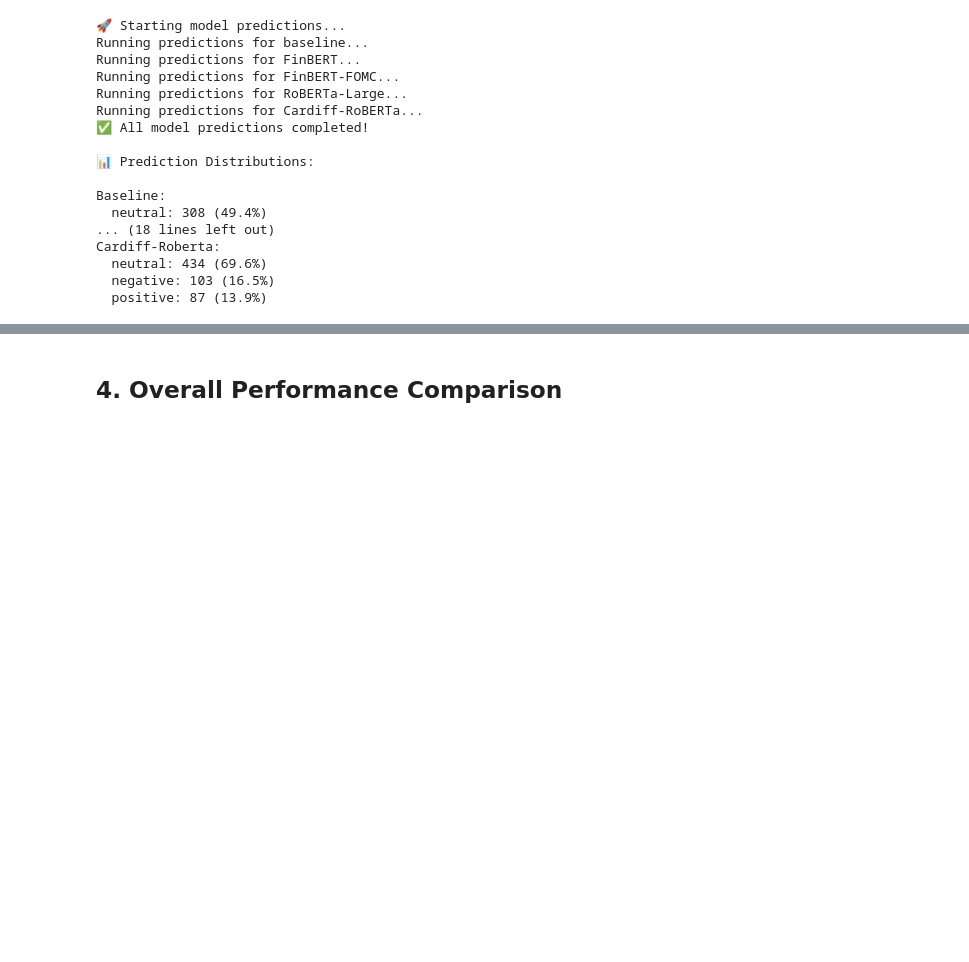
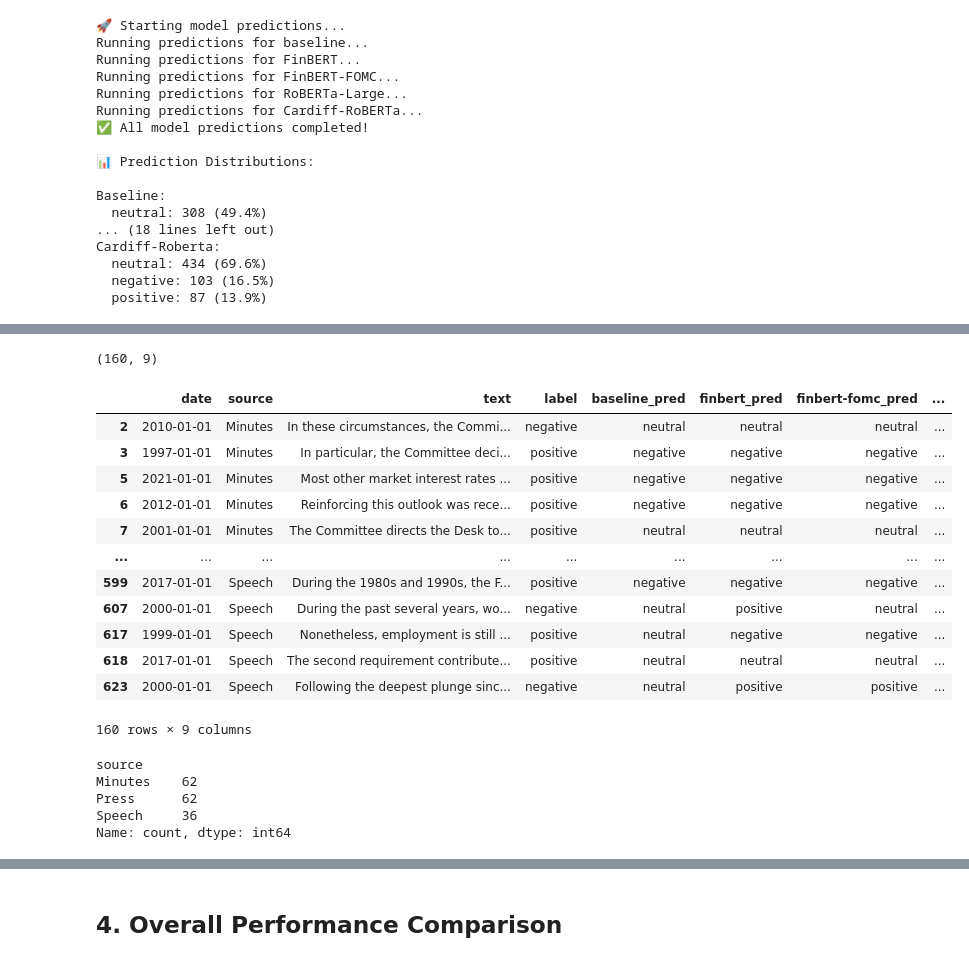
Before and after one commit to KTHxioayao/Fed_textmining_proj, a Jupyter notebook: notebooks/4_Model_Evaluation.ipynb, the cells around one changed output, grey strips where cells are left out. Drawn from its saved outputs; the diff is of its cells as text; code cells hidden in the pictures; blank space fills up the shorter version.

```diff
--- a/notebooks/4_Model_Evaluation.ipynb
+++ b/notebooks/4_Model_Evaluation.ipynb
@@ -255,0 +360,30 @@ Cardiff-Roberta:
+# %%
+target_df = get_filtered_cases(df_gold)
+target_df.shape
+# %% [output]
+(160, 9)
+# %%
+target_df
+# %% [output]
+|  | date | source | text | label | baseline_pred | finbert_pred | finbert-fomc_pred | ... |
+| 2 | 2010-01-01 | Minutes | In these circumstances, the Commi... | negative | neutral | neutral | neutral | ... |
+| 3 | 1997-01-01 | Minutes | In particular, the Committee deci... | positive | negative | negative | negative | ... |
+| 5 | 2021-01-01 | Minutes | Most other market interest rates ... | positive | negative | negative | negative | ... |
+| 6 | 2012-01-01 | Minutes | Reinforcing this outlook was rece... | positive | negative | negative | negative | ... |
+| 7 | 2001-01-01 | Minutes | The Committee directs the Desk to... | positive | neutral | neutral | neutral | ... |
+| ... | ... | ... | ... | ... | ... | ... | ... | ... |
+| 599 | 2017-01-01 | Speech | During the 1980s and 1990s, the F... | positive | negative | negative | negative | ... |
+| 607 | 2000-01-01 | Speech | During the past several years, wo... | negative | neutral | positive | neutral | ... |
+| 617 | 1999-01-01 | Speech | Nonetheless, employment is still ... | positive | neutral | negative | negative | ... |
+| 618 | 2017-01-01 | Speech | The second requirement contribute... | positive | neutral | neutral | neutral | ... |
+| 623 | 2000-01-01 | Speech | Following the deepest plunge sinc... | negative | neutral | positive | positive | ... |
+160 rows × 9 columns
+# %%
+cat_stats = get_source_statistics(target_df)
+cat_stats
+# %% [output]
+source
+Minutes    62
+Press      62
+Speech     36
+Name: count, dtype: int64
```
Also changed, not shown: parts of 10 cells of this notebook, 38 other files.
